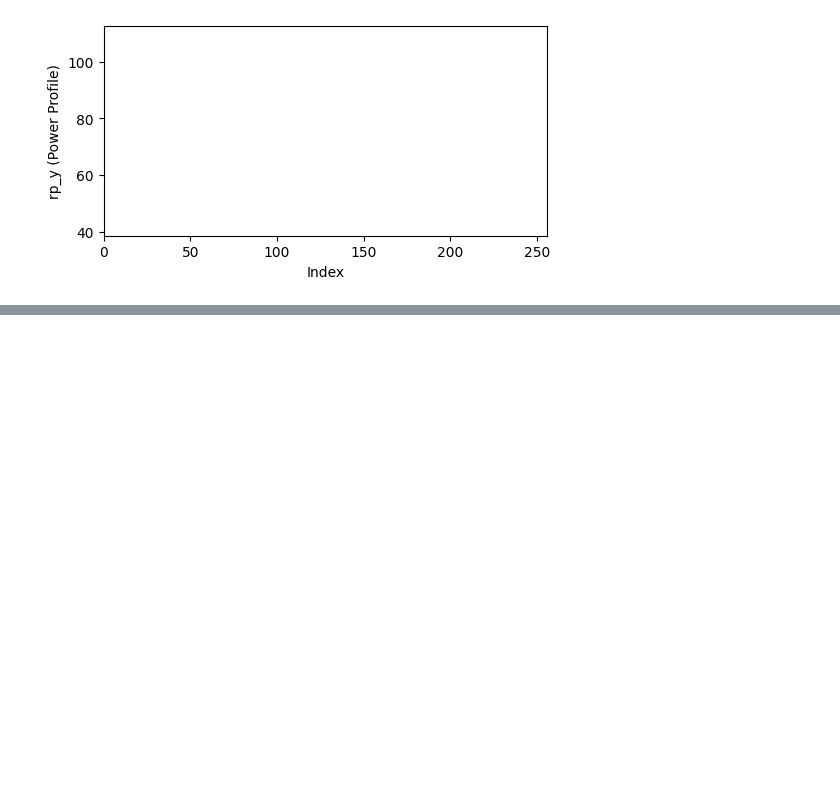
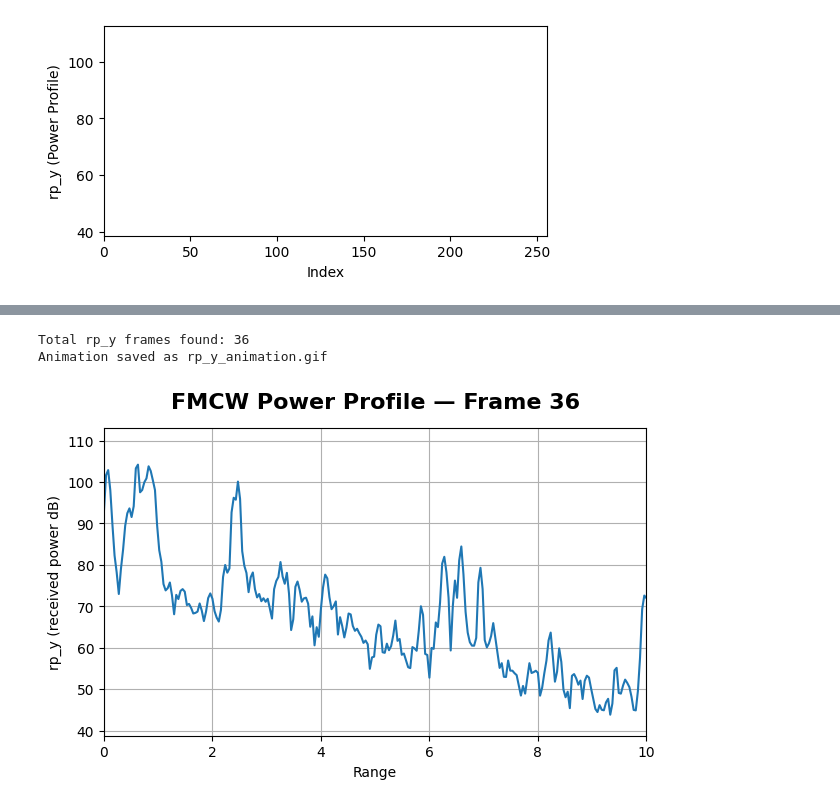
Before and after one commit to pranjal-chatterjee/radar-testing, a Jupyter notebook: test.ipynb, the cells around one changed output, grey strips where cells are left out. Drawn from its saved outputs; the diff is of its cells as text; code cells hidden in the pictures; blank space fills up the shorter version.

Commit message:
rp_y plotting

```diff
--- a/test.ipynb
+++ b/test.ipynb
@@ -174,0 +187,6 @@ ani.save('rp_y_animation.gif', writer='pillow')
+# %%
+# Print rp_y values for the first 36 frames
+for i in range(36):
+    print(f"Frame {i}:")
+    print(all_rp_y[i])
+    print('-' * 40)
@@ -174,0 +241,49 @@ ani.save('rp_y_animation.gif', writer='pillow')
+# %%
+
+num_frames = len(all_rp_y)
+print(f"Total rp_y frames found: {num_frames}")
+
+# === ANIMATION ===
+
+fig, ax = plt.subplots(figsize=(7, 4))
+#line, = ax.plot([], [], marker='o')
+line, = ax.plot([], [])
+title = ax.text(0.5, 1.05, '', transform=ax.transAxes, ha='center', va='bottom', fontsize=16, fontweight='bold')
+frame_text = ax.text(0.95, 0.02, '', transform=ax.transAxes, ha='right', va='bottom', fontsize=14, color='red')
+
+ax.set_xlabel('Range')
+ax.set_ylabel('rp_y (received power dB)')
+ax.set_xlim(0, 10)
+ax.grid(True)
+
+# Set y limits based on all rp_y data
+min_y = min([min(rp_y) for rp_y in all_rp_y])
+max_y = max([max(rp_y) for rp_y in all_rp_y])
+ax.set_ylim(min_y, max_y)
+
+def init():
+    line.set_data([], [])
+    title.set_text('')
+    frame_text.set_text('')
+    return line, title, frame_text
+
+def animate(i):
+    y = all_rp_y[i]
+    x = np.linspace(0, 10, len(y))
+    line.set_data(x, y)
+    title.set_text(f"FMCW Power Profile — Frame {i+1}")
+    #frame_text.set_text(f"Frame {i+1}/{num_frames}")
+    return line, title, frame_text
+
+ani = FuncAnimation(
+    fig, animate, frames=num_frames, init_func=init,
+    interval=400, blit=True
+)
+
+# === SAVE AS GIF ===
+ani.save('rp_y_animation1.gif', writer='pillow', fps=2)
+print("Animation saved as rp_y_animation.gif")
+# %% [output]
+Total rp_y frames found: 36
+Animation saved as rp_y_animation.gif
+[figure, added]
```
Also changed, not shown: parts of 4 cells of this notebook, 48 other files.
